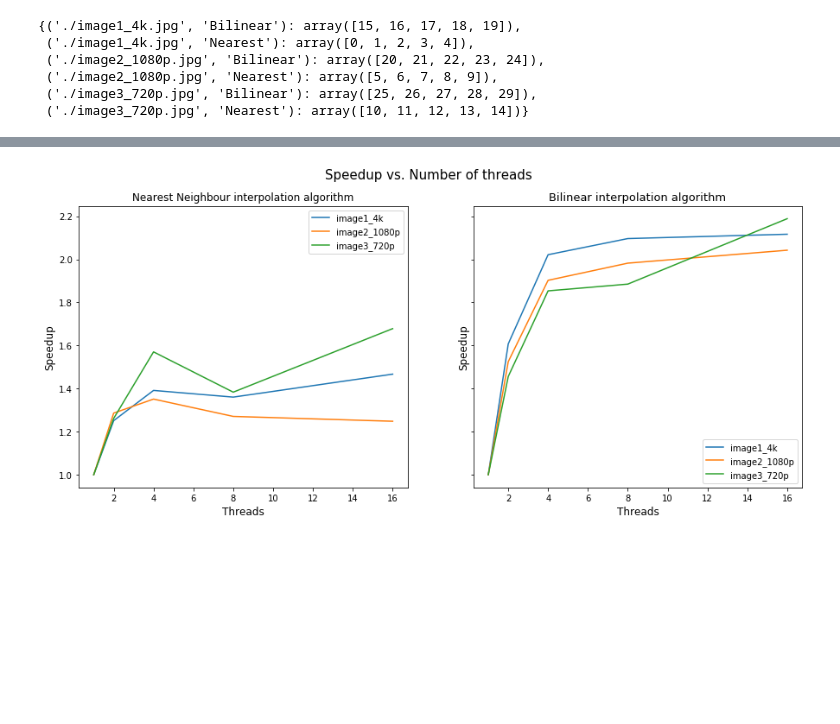
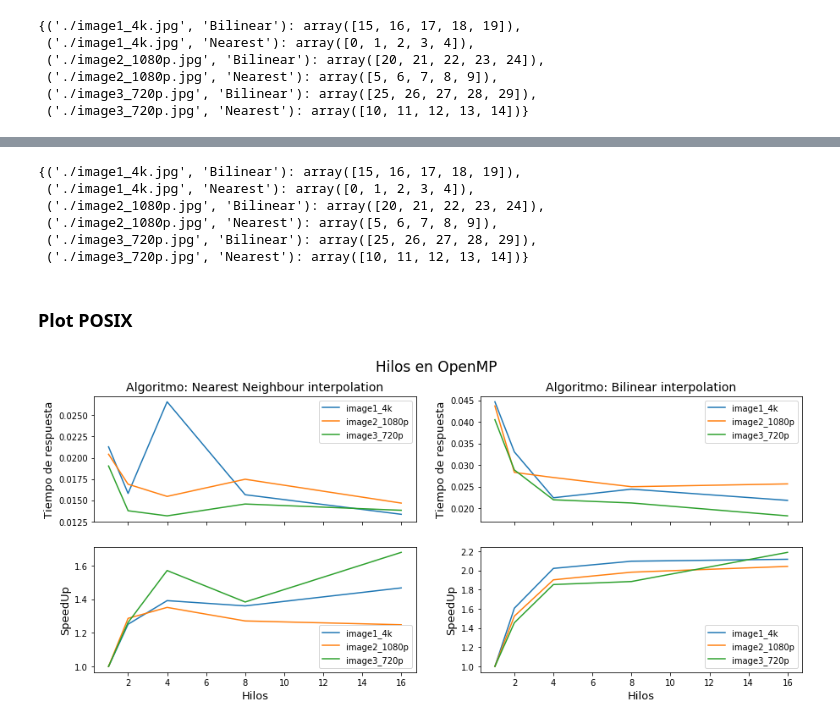
Before and after one commit to crdgonzalezca/parallel_computing, a Jupyter notebook: Analysis results.ipynb, the cells around one changed output, grey strips where cells are left out. Saved outputs shown, nothing was run; the diff lists cells and outputs as text; code cells hidden in the pictures; blank space fills up the shorter version.

Commit message:
Run openmp results and some small modifications

```diff
--- a/Analysis results.ipynb
+++ b/Analysis results.ipynb
@@ -66,0 +81,3 @@ fig.savefig('Response time.png', dpi=400)
+# %%
+results_df = pd.read_csv('results_openmp.csv')
+results_df
@@ -67,25 +102,50 @@ fig.savefig('Response time.png', dpi=400)
+# %%
+groups = results_df.groupby(['image_name', 'algorithm']).indices
+groups
+# %% [output]
+{('./image1_4k.jpg', 'Bilinear'): array([15, 16, 17, 18, 19]),
+ ('./image1_4k.jpg', 'Nearest'): array([0, 1, 2, 3, 4]),
+ ('./image2_1080p.jpg', 'Bilinear'): array([20, 21, 22, 23, 24]),
+ ('./image2_1080p.jpg', 'Nearest'): array([5, 6, 7, 8, 9]),
+ ('./image3_720p.jpg', 'Bilinear'): array([25, 26, 27, 28, 29]),
+ ('./image3_720p.jpg', 'Nearest'): array([10, 11, 12, 13, 14])}
+# %% [markdown]
+### Plot POSIX
 # %%
-fig, (ax1, ax2) = plt.subplots(1, 2, sharey=True, figsize=(15, 6))
+fig, ((ax1, ax2), (ax3, ax4)) = plt.subplots(2, 2, sharex=True, figsize=(15, 6))
+colors = []
 
 for keys, values in groups.items():
-    data = results_df.loc[values][['threads', 'speedup']]
+    data = results_df.loc[values][['threads', 'time', 'speedup']]
     if keys[1] == 'Nearest':
-        ax1.plot(data['threads'], data['speedup'], label=keys[0].split('.')[1][1:])
+        ax1.plot(data['threads'], data['time'], label=keys[0].split('.')[1][1:])
+        ax3.plot(data['threads'], data['speedup'], label=keys[0].split('.')[1][1:])
     else:
-        ax2.plot(data['threads'], data['speedup'], label=keys[0].split('.')[1][1:])
+        ax2.plot(data['threads'], data['time'], label=keys[0].split('.')[1][1:])
+        ax4.plot(data['threads'], data['speedup'], label=keys[0].split('.')[1][1:])
 
-ax1.set_ylabel('Speedup', fontsize=12)
-ax1.set_xlabel('Threads', fontsize=12)
-ax1.set_title('Nearest Neighbour interpolation algorithm', fontsize=12)
+ax1.set_ylabel('Tiempo de respuesta', fontsize=13)
+# ax1.set_xlabel('Hilos', fontsize=13)
+ax1.set_title('Algoritmo: Nearest Neighbour interpolation', fontsize=14)
 ax1.legend()
 
+ax2.set_ylabel('Tiempo de respuesta', fontsize=13)
+# ax2.set_xlabel('Hilos', fontsize=13)
+ax2.set_title('Algoritmo: Bilinear interpolation', fontsize=14)
 ax2.legend()
-ax2.set_ylabel('Speedup', fontsize=12)
-ax2.set_xlabel('Threads', fontsize=12)
-ax2.set_title('Bilinear interpolation algorithm', fontsize=13)
 
-fig.suptitle('Speedup vs. Number of threads', fontsize=15)
+ax3.set_ylabel('SpeedUp', fontsize=13)
+ax3.set_xlabel('Hilos', fontsize=13)
+# ax3.set_title('Algoritmo: Nearest Neighbour interpolation', fontsize=13)
+ax3.legend()
 
-fig.savefig('Speedup.png', dpi=400)
+ax4.set_ylabel('SpeedUp', fontsize=13)
+ax4.set_xlabel('Hilos', fontsize=13)
+# ax4.set_title('Algoritmo: Bilinear interpolation', fontsize=13)
+ax4.legend()
+
+fig.suptitle('Hilos en OpenMP', fontsize=17)
+
+fig.savefig('Openmp_results_plots.pdf', dpi=400)
 # %% [output]
-[figure, old version]
+[figure, new version]
```
Also changed, not shown: parts of 6 cells of this notebook, 9 other files.
